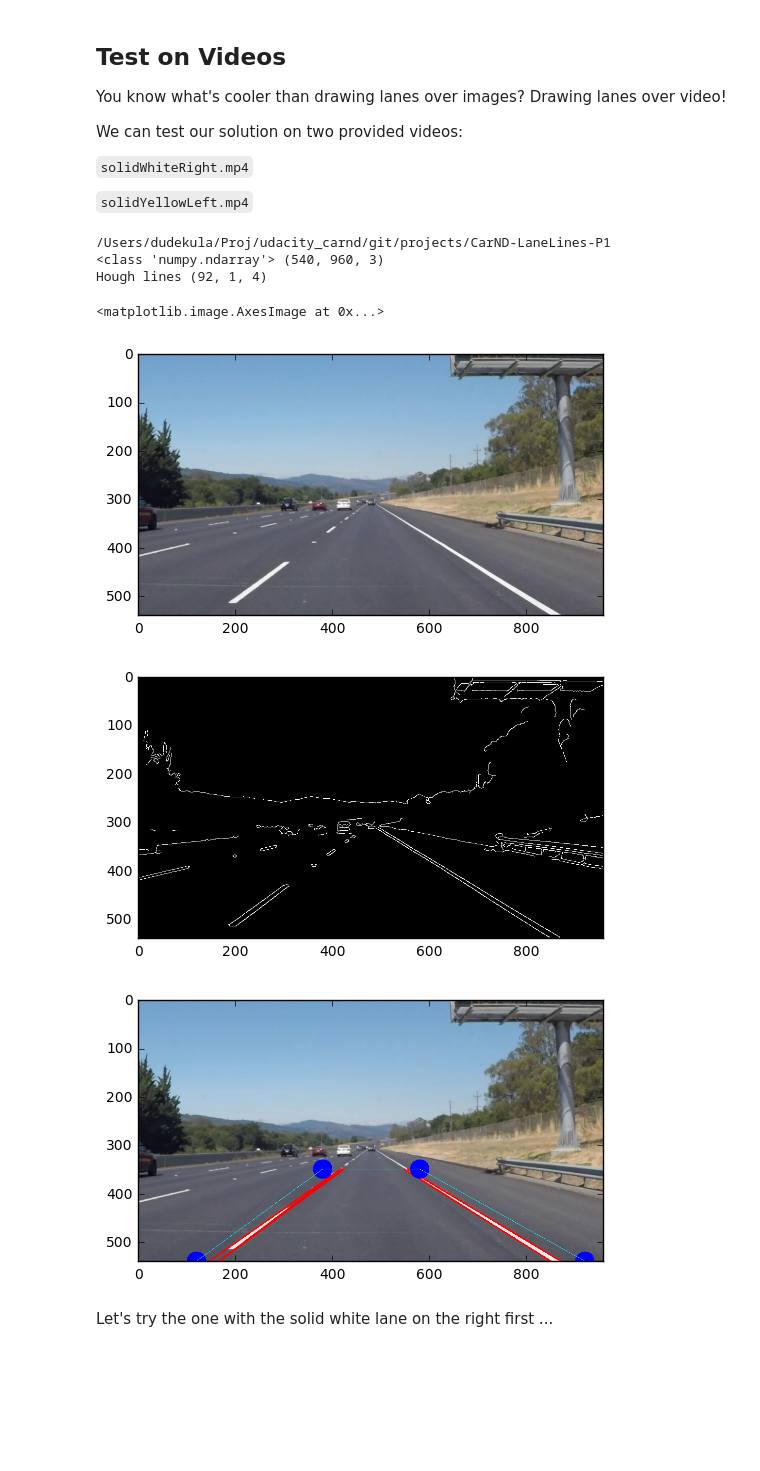
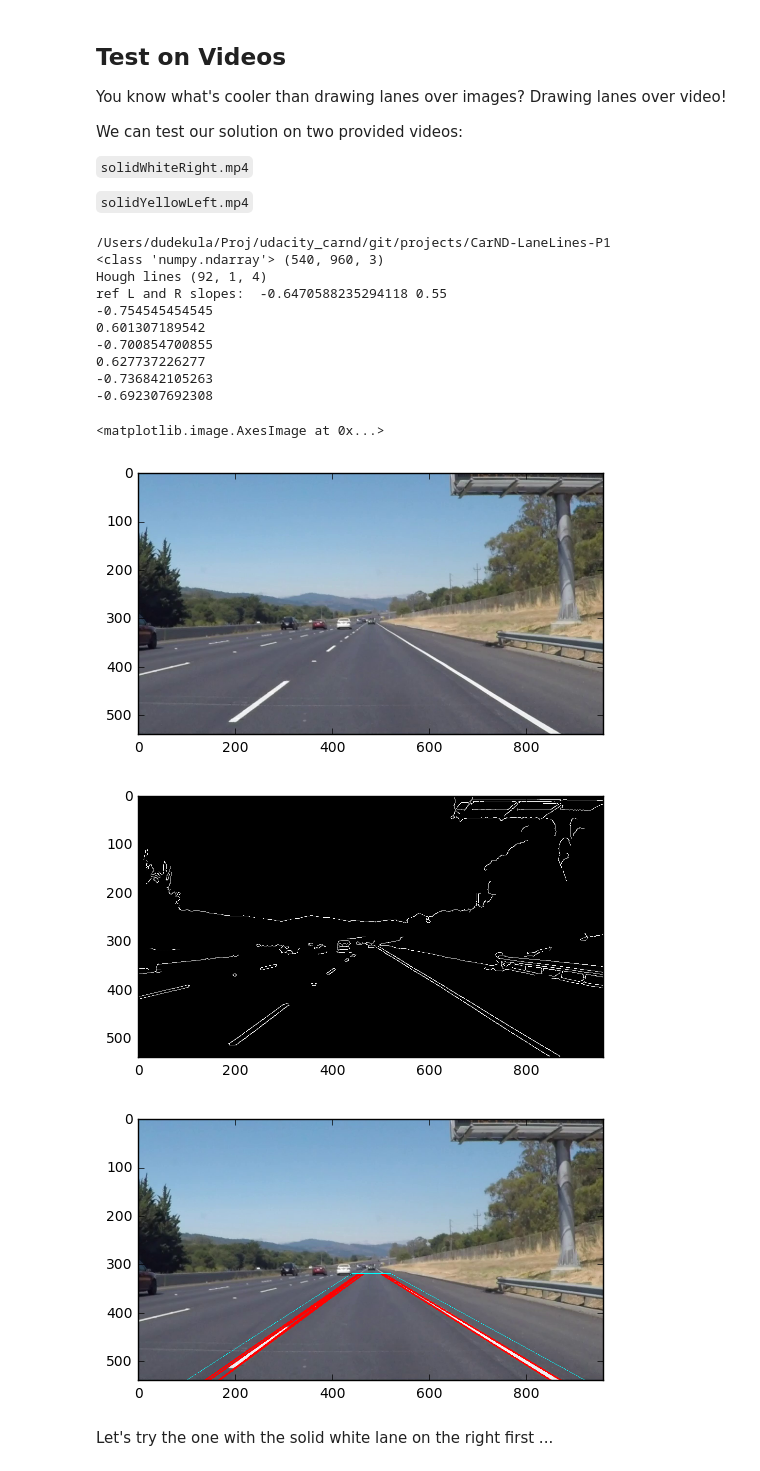
Before and after one commit to kdudekul/CarND-LaneLines-P1, a Jupyter notebook: P1.ipynb, the cells around one changed output. Saved outputs shown, nothing was run; the diff lists cells and outputs as text; code cells hidden in the pictures; blank space fills up the shorter version.

```diff
--- a/P1.ipynb
+++ b/P1.ipynb
@@ -232,47 +232,67 @@ lines = cv2.HoughLinesP(edges, rho, theta, threshold, np.array([]),
 print("Hough lines", numpy.shape(lines))
 
 # ROI
-rx1, ry1 = 120, 540
-rx2, ry2 = 380, 350
-rx3, ry3 = 580, 350
+#rx1, ry1 = 120, 540
+#rx2, ry2 = 380, 350
+#rx3, ry3 = 580, 350
+#rx4, ry4 = 920, 540
+rx1, ry1 = 100, 540
+rx2, ry2 = 440, 320
+rx3, ry3 = 520, 320
 rx4, ry4 = 920, 540
 poly = np.array([[rx1, ry1], [rx2,ry2], [rx3,ry3], [rx4,ry4]])
 roi = matplotlib.path.Path(poly)
+
+# reference left and right slopes of a lane
+rml = (ry2-ry1)/float(rx2-rx1)
+rmr = (ry4-ry3)/float(rx4-rx3)
+print("ref L and R slopes: ", rml, rmr)
 
 # extrapolate lines into an empty image based on above Hough lines
 # ensure all this happens in the region of interest, aka above ROI
 line_image = np.copy(im0) # creating a blank to draw lines on
 for line in lines:
     for x1,y1,x2,y2 in line:
          if(roi.contains_point([x1,y1]) & roi.contains_point([x2,y2])):
             if(y2==y1):
                 continue
             elif(x2-x1):
                 m = (y2-y1)/float(x2-x1)
+                print(m)
                 c = y1 - m*x1
-                xa = int((350-c)/m)
+                #xa = int((350-c)/m)
+                #xb = int((540-c)/m)
+                xa = int((320-c)/m)
                 xb = int((540-c)/m)
             else:
                 xa = x1
                 xb = x1
-            cv2.line(line_image, (xa,350), (xb,540), (255,0,0), 2)
+            #cv2.line(line_image, (xa,350), (xb,540), (255,0,0), 2)
+            cv2.line(line_image, (xa,320), (xb,540), (255,0,0), 2)
 
-line_image = cv2.circle(line_image,(rx1,ry1), 20, (0,0,255), -1)
-line_image = cv2.circle(line_image,(rx2,ry2), 20, (0,0,255), -1)
-line_image = cv2.circle(line_image,(rx3,ry3), 20, (0,0,255), -1)
-line_image = cv2.circle(line_image,(rx4,ry4), 20, (0,0,255), -1)
+#line_image = cv2.circle(line_image,(rx1,ry1), 20, (0,0,255), -1)
+#line_image = cv2.circle(line_image,(rx2,ry2), 20, (0,0,255), -1)
+#line_image = cv2.circle(line_image,(rx3,ry3), 20, (0,0,255), -1)
+#line_image = cv2.circle(line_image,(rx4,ry4), 20, (0,0,255), -1)
 line_image = cv2.polylines(line_image,[poly],True,(0,255,255))
 
 matplotlib.pyplot.figure()
 matplotlib.pyplot.imshow(line_image, cmap='gray')
 # %% [output]
 /Users/dudekula/Proj/udacity_carnd/git/projects/CarND-LaneLines-P1
 <class 'numpy.ndarray'> (540, 960, 3)
 Hough lines (92, 1, 4)
+ref L and R slopes:  -0.6470588235294118 0.55
+-0.754545454545
+0.601307189542
+-0.700854700855
+0.627737226277
+-0.736842105263
+-0.692307692308
 <matplotlib.image.AxesImage at 0x...>
 [figure]
 [figure]
-[figure, old version]
+[figure, new version]
 # %%
 def process_image(image):
     # pre processing and edge detection
```
Also changed, not shown: parts of 6 cells of this notebook.
